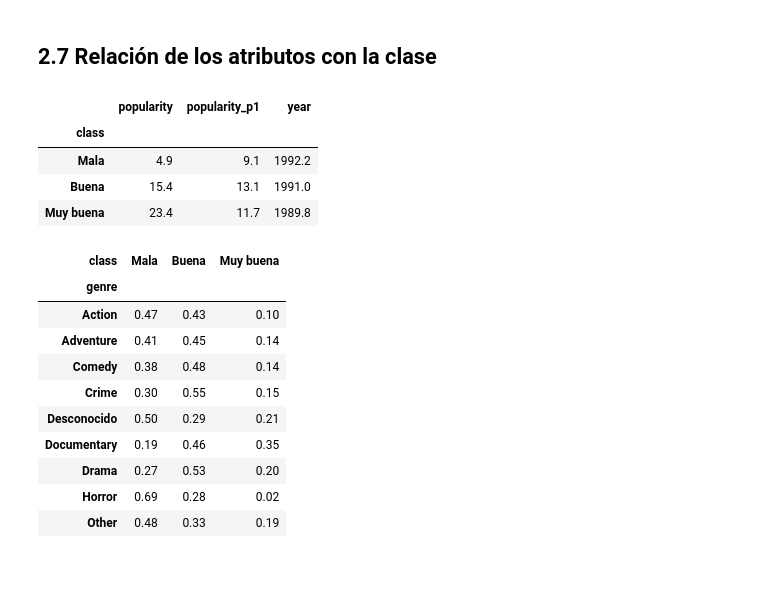
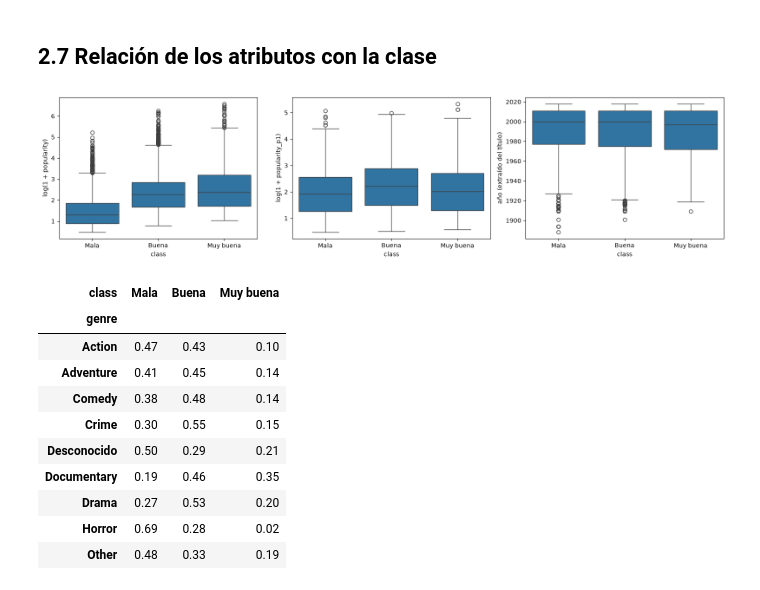
Before and after one commit to ciconid/proyecto-IA, a Jupyter notebook: claude-proyecto/claude-proyecto.ipynb, the cells around one changed output. Drawn from its saved outputs; the diff is of its cells as text; code cells hidden in the pictures.

Commit message:
Agregar boxplots

```diff
--- a/claude-proyecto/claude-proyecto.ipynb
+++ b/claude-proyecto/claude-proyecto.ipynb
@@ -185,15 +186,19 @@ name_p3                       10185
 dtype: int64
 # %% [markdown]
 ## 2.7 Relación de los atributos con la clase
-# %%
-anio = train['title'].str.extract(r'\((\d{4})\)\s*$')[0].astype(float)
-train.assign(year=anio).groupby('class')[['popularity', 'popularity_p1', 'year']].mean().reindex(orden_clases).round(1)
-# %% [output]
-|  | popularity | popularity_p1 | year |
-| class |  |  |  |
-| Mala | 4.9 | 9.1 | 1992.2 |
-| Buena | 15.4 | 13.1 | 1991.0 |
-| Muy buena | 23.4 | 11.7 | 1989.8 |
+# %%
+fig, axes = plt.subplots(1, 3, figsize=(16, 4))
+sns.boxplot(data=train, x='class', y=np.log1p(train['popularity']), order=orden_clases, ax=axes[0])
+axes[0].set_ylabel('log(1 + popularity)')
+sns.boxplot(data=train, x='class', y=np.log1p(train['popularity_p1']), order=orden_clases, ax=axes[1])
+axes[1].set_ylabel('log(1 + popularity_p1)')
+anio = train['title'].str.extract(r'\((\d{4})\)\s*$')[0].astype(float)
+sns.boxplot(data=train, x='class', y=anio, order=orden_clases, ax=axes[2])
+axes[2].set_ylabel('año (extraído del título)')
+plt.tight_layout()
+plt.show()
+# %% [output]
+[figure, added]
 # %%
 pd.crosstab(train['genre'].fillna('Desconocido'), train['class'], normalize='index')[orden_clases].round(2)
 # %% [output]
```
Also changed, not shown: parts of 2 cells of this notebook, 1 other file.
